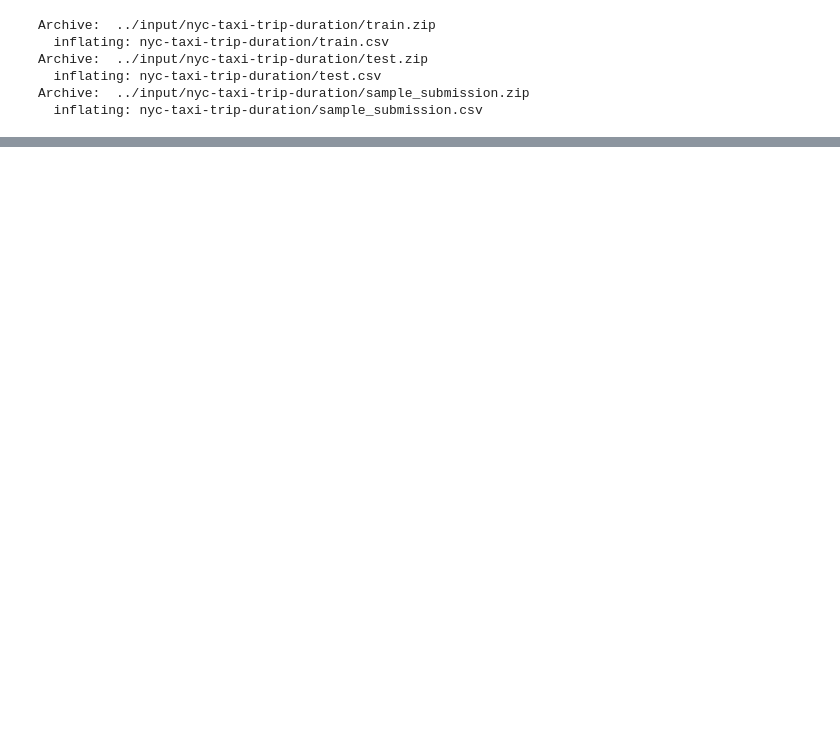
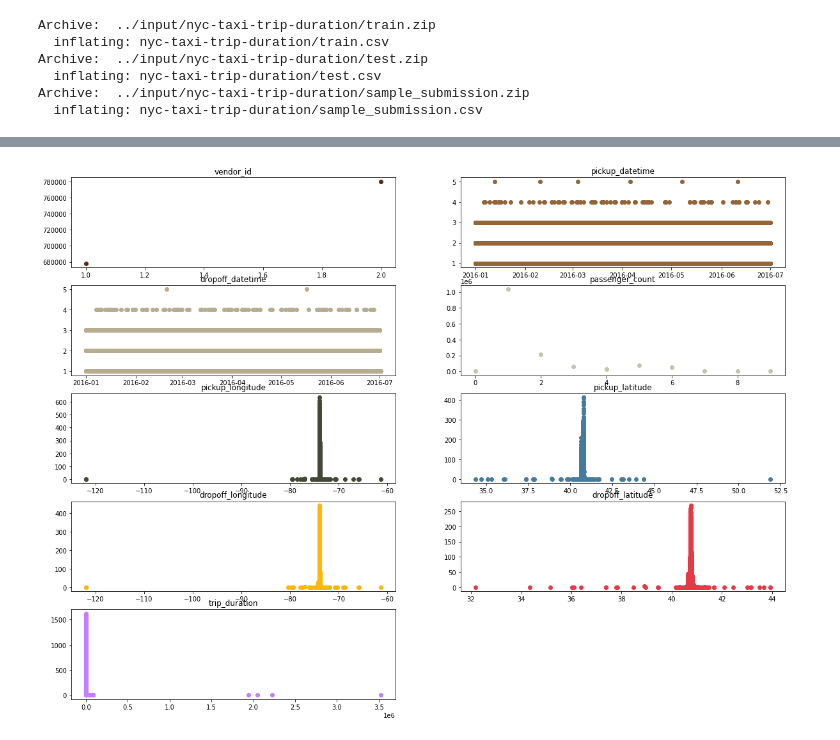
Before and after one commit to AnhDao1411/CSC14115, a Jupyter notebook: project.ipynb, the cells around one changed output, grey strips where cells are left out. Cells and saved outputs as stored; diff of their text form; code cells hidden in the pictures; blank space fills up the shorter version.

```diff
--- a/project.ipynb
+++ b/project.ipynb
@@ -144,0 +258,16 @@ plt.show()
+# %%
+def draw_chart(df):
+    temp = list(df.columns)
+    figure, axis = plt.subplots(len(temp)//2 if len(temp) % 2 == 0 else len(temp)//2 + 1, 2, figsize = (20,15))
+    color = ['#582f0e','#936639','#b6ad90','#c2c5aa','#414833','#457b9d','#ffb703','#e63946', '#c77dff']
+    for i, col in enumerate(temp):
+        t = df[col].value_counts()
+        axis[i//2, i%2].scatter(list(t.index), t.values, color = color[i])
+        axis[i//2, i%2].set_title(col)
+    if len(temp) %2 !=0:
+        figure.delaxes(axis[len(temp)//2,1])
+    plt.show()
+# %%
+draw_chart(train[num_cols]);
+# %% [output]
+[figure, added]
```
Also changed, not shown: parts of 27 cells of this notebook.
